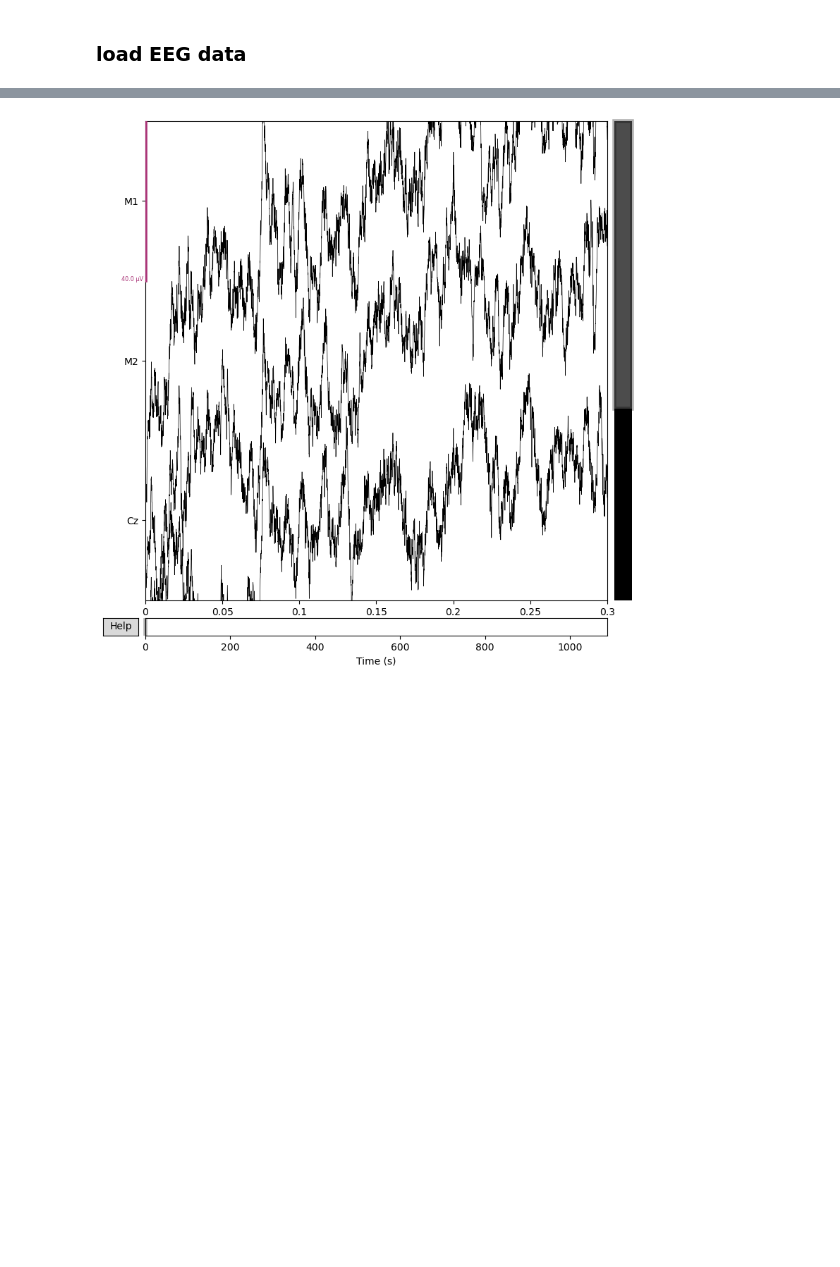
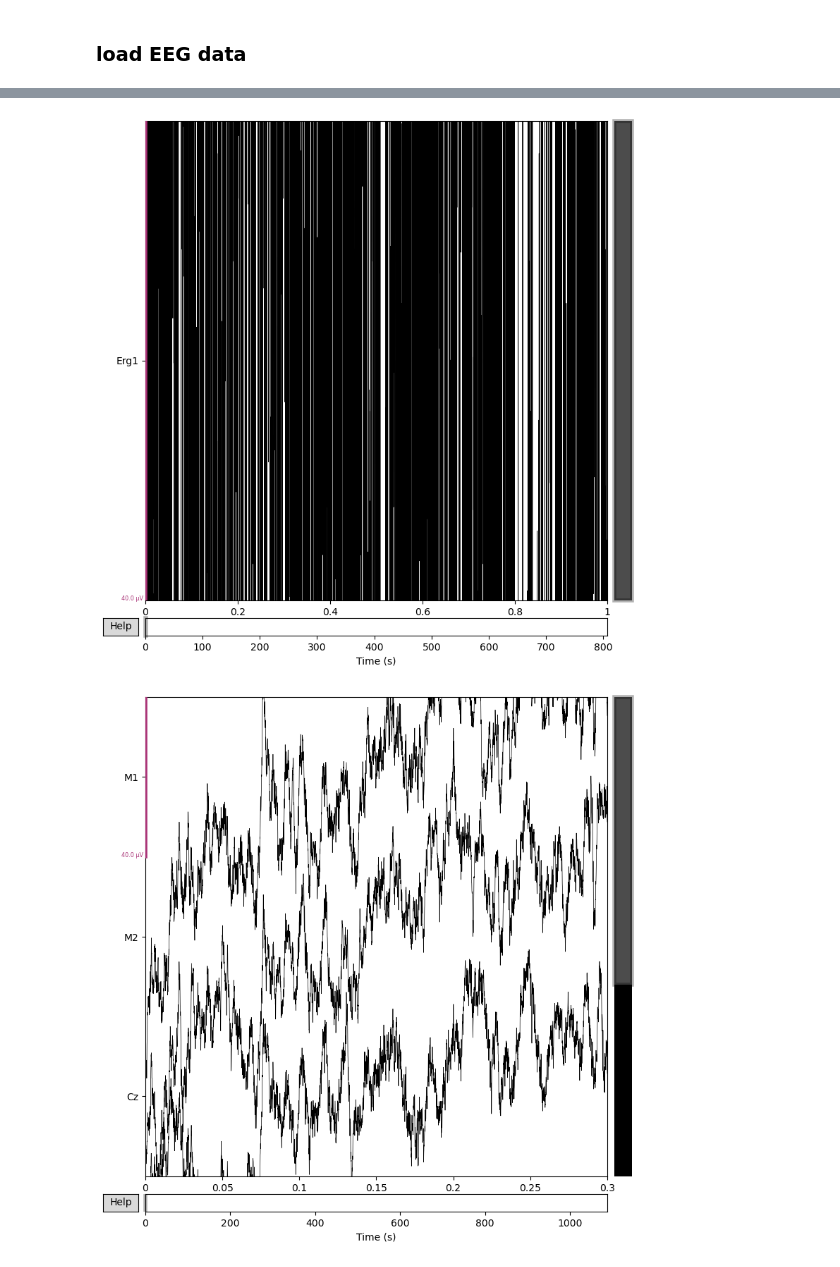
Before and after one commit to sitek/EAM1-FFR, a Jupyter notebook: ffr_processing_mne.ipynb, the cells around one changed output, grey strips where cells are left out. Drawn from its saved outputs; the diff is of its cells as text; code cells hidden in the pictures; blank space fills up the shorter version.

```diff
--- a/ffr_processing_mne.ipynb
+++ b/ffr_processing_mne.ipynb
@@ -58,3 +86,9 @@ print(data.info)
+# %%
+data.plot(duration=1,
+          picks=['Erg1'],
+          remove_dc=True);
+# %% [output]
+[figure, added]
 # %%
 data.plot(duration=0.3,
           n_channels=3,
```
Also changed, not shown: parts of 9 cells of this notebook, 1 other file.
